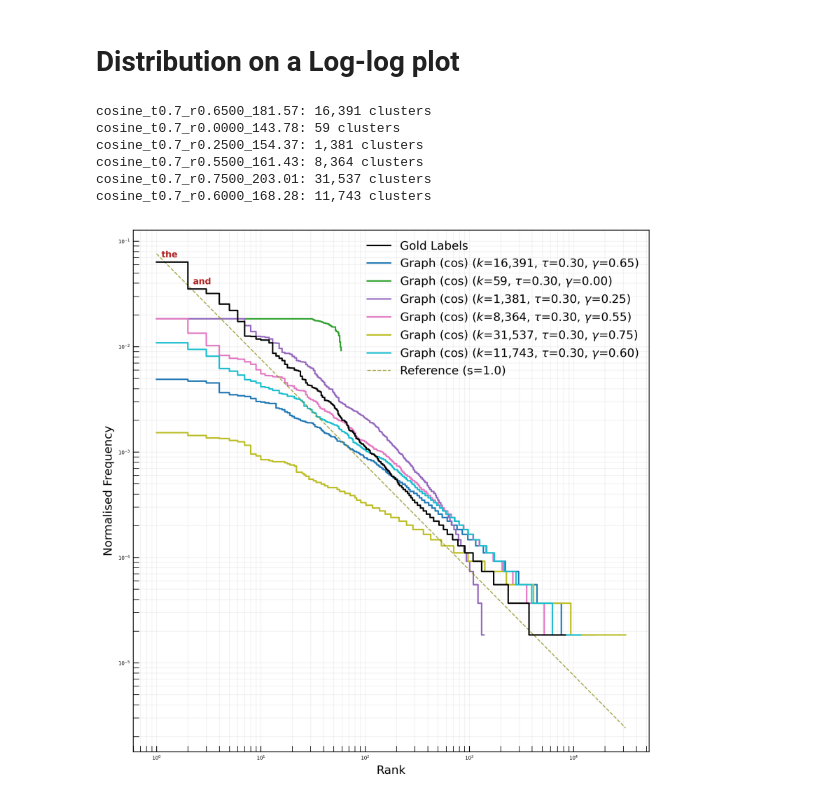
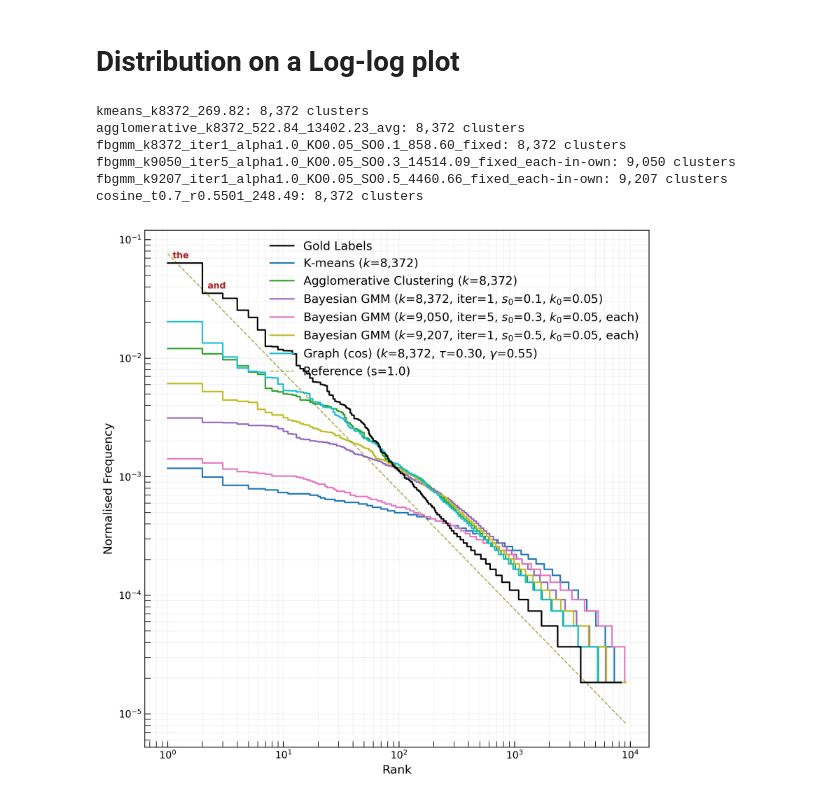
Before and after one commit to adendorffy/zipf-clus, a Jupyter notebook: zipf.ipynb, the cells around one changed output. Drawn from its saved outputs; the diff is of its cells as text; code cells hidden in the pictures.

Commit message:
zipf

```diff
--- a/zipf.ipynb
+++ b/zipf.ipynb
@@ -48,7 +48,7 @@ def get_clusters(partition_path):
     return clusters
 # %%
 align_dir = Path("../data/alignments/LibriSpeech/dev-clean_feature_sliced")
-partition_dir = Path("outputs/LibriSpeech/dev-clean_feature_sliced/wavlm_large/layer_21/gt/words/fig")
+partition_dir = Path("outputs/LibriSpeech/dev-clean_feature_sliced/wavlm_large/layer_21/gt/words/fbgmm/")
 
 k='4,473'
 dataset = partition_dir.parts[1]
@@ -141,7 +173,7 @@ def extract_k(path):
 # %% [markdown]
 # Distribution on a Log-log plot
 # %%
-paths = sorted(partition_dir.glob("*.txt"), key=extract_threshold)
+paths = sorted(partition_dir.glob("*.txt"), key=extract_k)
 
 fig, ax = plt.subplots(figsize=(8, 8), dpi=300)
 num_paths = len(paths)
@@ -157,6 +189,12 @@ def get_color(stem):
         return color_map(0)
     elif "kmeans" in stem:
         return color_map(7)
+    elif "agglomerative" in stem:
+        return color_map(2)
+    elif "fbgmm" in stem:
+        return color_map(1)
+    elif "gmm" in stem:
+        return color_map(1)
     else:
         return color_map(1)
 
@@ -207,45 +245,45 @@ for i, path in enumerate(paths):
     indices = np.unique(
         np.round(np.logspace(0, np.log10(len(counts) - 1), n_samples)).astype(int)
     )
 
 
 global_max_freq = max(global_max_freq, w_counts_norm[0])
 global_max_rank = max(global_max_rank, len(w_counts_norm))
 
 ref_ranks = np.logspace(0, np.log10(global_max_rank), 100)
 ref_counts = (global_max_freq * 1.2) / (ref_ranks**1.0)
 
 ax.loglog(ref_ranks, ref_counts, linestyle='--', color='olive',
             alpha=0.7, linewidth=1, label='Reference (s=1.0)')
 
 ax.set_xlabel('Rank', fontsize=12)
 ax.set_ylabel('Normalised Frequency', fontsize=12)
 
 ax.grid(True, which="both", ls="-", alpha=0.15)
 ax.tick_params(direction='in', which='both', length=6)
 ax.legend(frameon=False, fontsize=12)
 
 plt.tight_layout()
 
 fig_dir = Path("figs") / dataset / dataset_subset
 fig_dir.mkdir(parents=True, exist_ok=True)
 
 safe_boundary_info = "_".join(str(boundary_info).split())
 
-plt.savefig(
-    fig_dir / f"zipf_plot_{dataset_subset}_{safe_boundary_info}.pdf",
-    dpi=300,
-    bbox_inches="tight"
-)
+# plt.savefig(
+#     fig_dir / f"zipf_plot_{dataset_subset}_{safe_boundary_info}.pdf",
+#     dpi=300,
+#     bbox_inches="tight"
+# )
 plt.show()
 # %% [output]
-cosine_t0.7_r0.6500_181.57: 16,391 clusters
-cosine_t0.7_r0.0000_143.78: 59 clusters
-cosine_t0.7_r0.2500_154.37: 1,381 clusters
-cosine_t0.7_r0.5500_161.43: 8,364 clusters
-cosine_t0.7_r0.7500_203.01: 31,537 clusters
-cosine_t0.7_r0.6000_168.28: 11,743 clusters
+kmeans_k8372_269.82: 8,372 clusters
+agglomerative_k8372_522.84_13402.23_avg: 8,372 clusters
+fbgmm_k8372_iter1_alpha1.0_KO0.05_SO0.1_858.60_fixed: 8,372 clusters
+fbgmm_k9050_iter5_alpha1.0_KO0.05_SO0.3_14514.09_fixed_each-in-own: 9,050 clusters
+fbgmm_k9207_iter1_alpha1.0_KO0.05_SO0.5_4460.66_fixed_each-in-own: 9,207 clusters
+cosine_t0.7_r0.5501_248.49: 8,372 clusters
-[figure, old version]
+[figure, new version]
 # %%
 def get_words(txt_dir, align_type="words"):
     tg_files = list(Path(txt_dir).rglob("*.TextGrid"))
```
Also changed, not shown: parts of 5 cells of this notebook.
